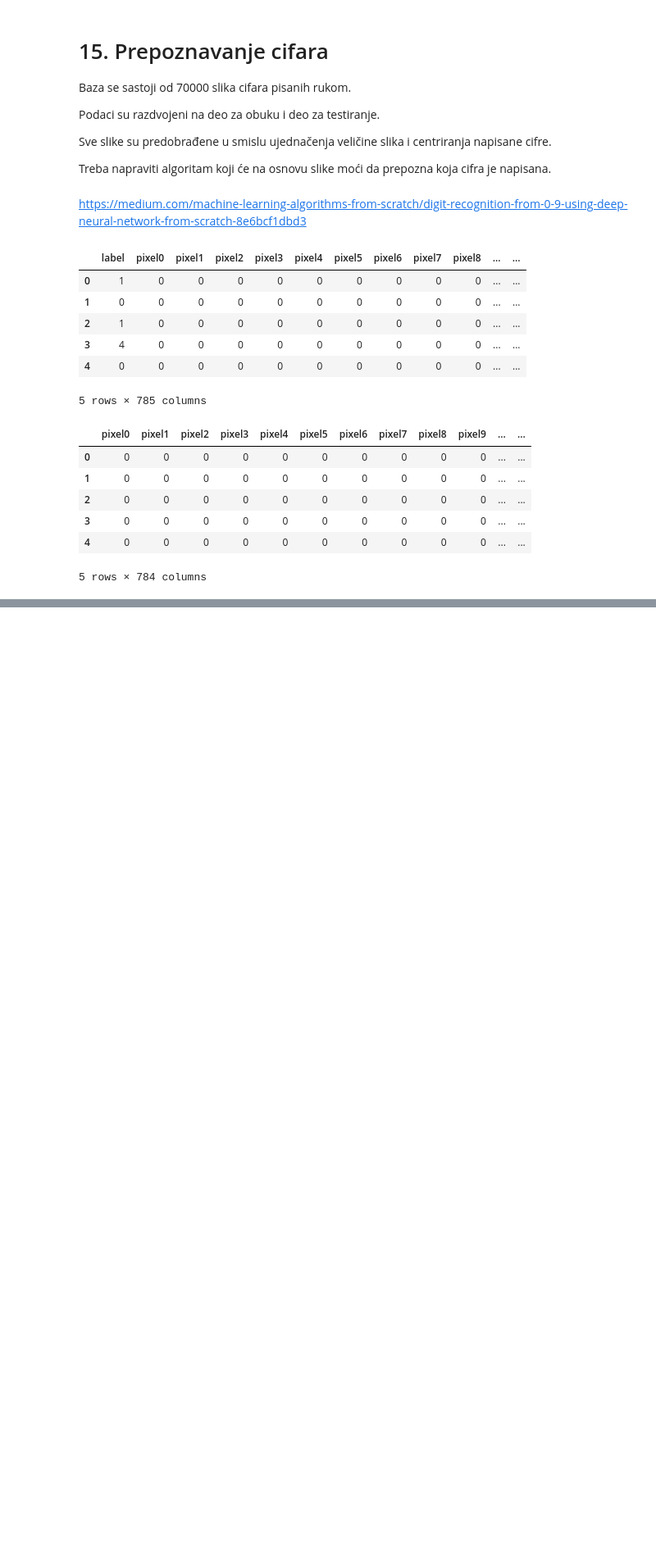
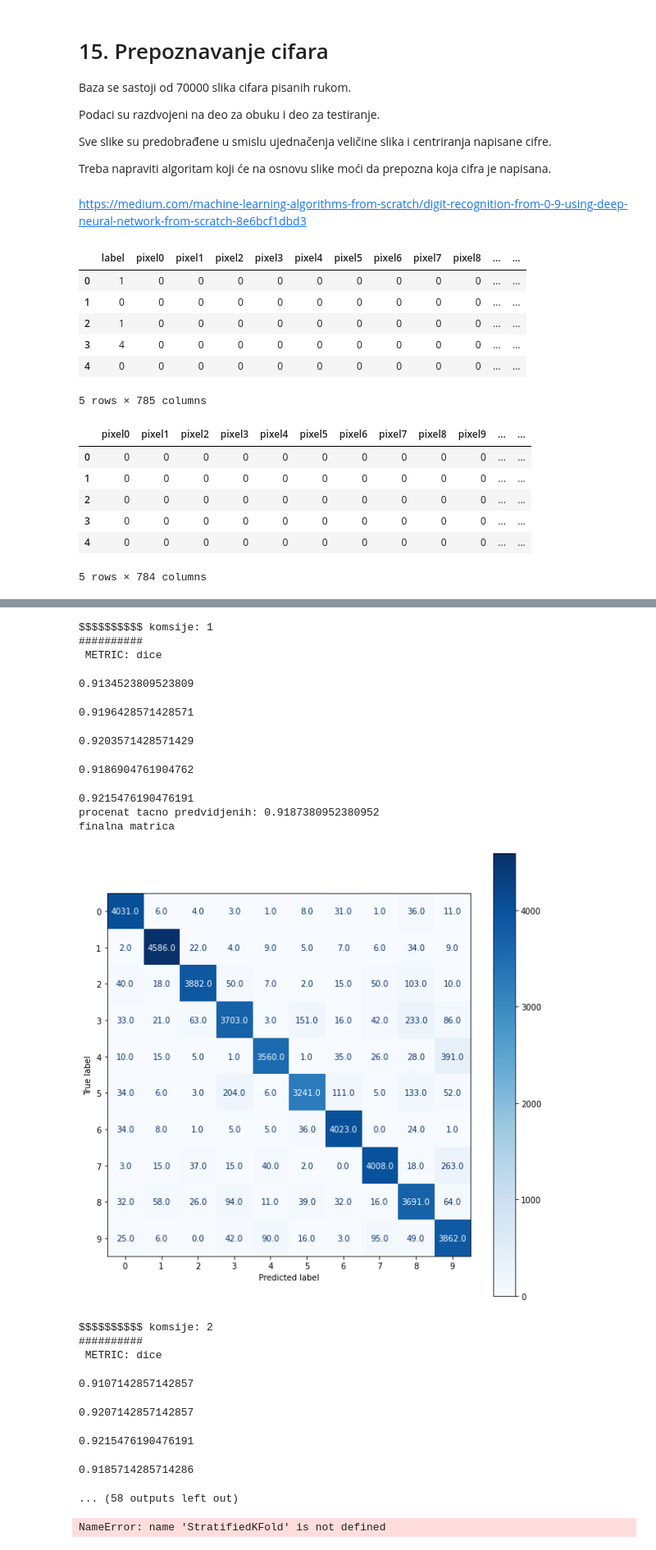
Before and after one commit to todorcevicM/digit-recognition-, a Jupyter notebook: dr.ipynb, the cells around one changed output, grey strips where cells are left out. Shown at 82% size. Saved outputs shown, nothing was run; the diff lists cells and outputs as text; code cells hidden in the pictures; blank space fills up the shorter version.

```diff
--- a/dr.ipynb
+++ b/dr.ipynb
@@ -329,0 +101,10 @@ finalna matrica je:
+# %%
+# moze i jednostavnije bez reshape
+def reduce_img(img):
+    test = np.array(img).reshape(28, 28)
+    out = np.zeros(shape=(14, 14))
+    for i in range(14):
+        for j in range(14):
+            out[i, j] = (test[i * 2, j * 2] + test[i * 2 + 1, j * 2] + test[i * 2, j * 2 + 1] + test[i * 2 + 1, j * 2 + 1]) / 1024
+
+    return out.reshape(1, 196)
@@ -329,0 +289,68 @@ finalna matrica je:
+# %%
+metric_batch = ["dice"]
+
+for n in range(10):
+    print("$" * 10 + " komsije: " + str(n + 1))
+    for metric in metric_batch:
+        print("#" * 10 + "\n METRIC: " + metric)
+        kf = StratifiedKFold(n_splits=5, shuffle=True, random_state=42)
+        indexes = kf.split(x_train, y_train)
+        fin_conf_mat = np.zeros((len(np.unique(y_train)), len(np.unique(y_train))))
+        for train_index, test_index in indexes:
+            classifier = KNeighborsClassifier(n_neighbors=n + 1, metric=metric)
+            classifier.fit(x_train[train_index], y_train[train_index])
+            y_pred = classifier.predict(x_train[test_index])
+            fin_conf_mat += confusion_matrix(y_train[test_index], y_pred)
+            plt.show()
+            print(accuracy_score(y_train[test_index], y_pred))
+        print(f"procenat tacno predvidjenih: {sum(np.diag(fin_conf_mat)) / sum(sum(fin_conf_mat))}")
+
+        print("finalna matrica")
+        disp = ConfusionMatrixDisplay(confusion_matrix=fin_conf_mat, display_labels=classifier.classes_)
+        cm = confusion_matrix(np.arange(25), np.arange(25))
+        fig, ax = plt.subplots(figsize=(10, 10))
+        disp.plot(ax=ax, cmap="Blues", values_format='')
+        plt.show()
+# %% [output]
+$$$$$$$$$$ komsije: 1
+##########
+ METRIC: dice
+0.9134523809523809
+0.9196428571428571
+0.9203571428571429
+0.9186904761904762
+0.9215476190476191
+procenat tacno predvidjenih: 0.9187380952380952
+finalna matrica
+[figure, added]
+$$$$$$$$$$ komsije: 2
+##########
+ METRIC: dice
+0.9107142857142857
+0.9207142857142857
+0.9215476190476191
+0.9185714285714286
+... (58 outputs left out)
+# %%
+kf = StratifiedKFold(n_splits=5, shuffle=True, random_state=42)
+for c in [1, 10, 100]:
+    for F in ['linear', 'rbf']:
+        print("#############")
+        print(f"c {c}")
+        print(f"F {F}")
+        indexes = kf.split(x_train, y_train)
+        fin_conf_mat = np.zeros((len(np.unique(y_train)), len(np.unique(y_train))))
+        for train_index, test_index in indexes:
+            classifier = SVC(C=c, kernel=F)
+            classifier.fit(x_train[train_index], y_train[train_index])
+            y_pred = classifier.predict(x_train[test_index])
+            fin_conf_mat += confusion_matrix(y_train[test_index], y_pred)
+        print('procenat tacno predvidjenih: ', sum(np.diag(fin_conf_mat)) / sum(sum(fin_conf_mat)))
+        print('finalna matrica je: ')
+        disp = ConfusionMatrixDisplay(confusion_matrix =fin_conf_mat,  display_labels=classifier.classes_)
+        cm = confusion_matrix(np.arange(25), np.arange(25))
+        fig, ax = plt.subplots(figsize=(10, 10))
+        disp.plot(ax=ax, cmap="Blues", values_format='')
+        plt.show()
+# %% [output]
+NameError: name 'StratifiedKFold' is not defined
```
Also changed, not shown: parts of 33 cells of this notebook.
